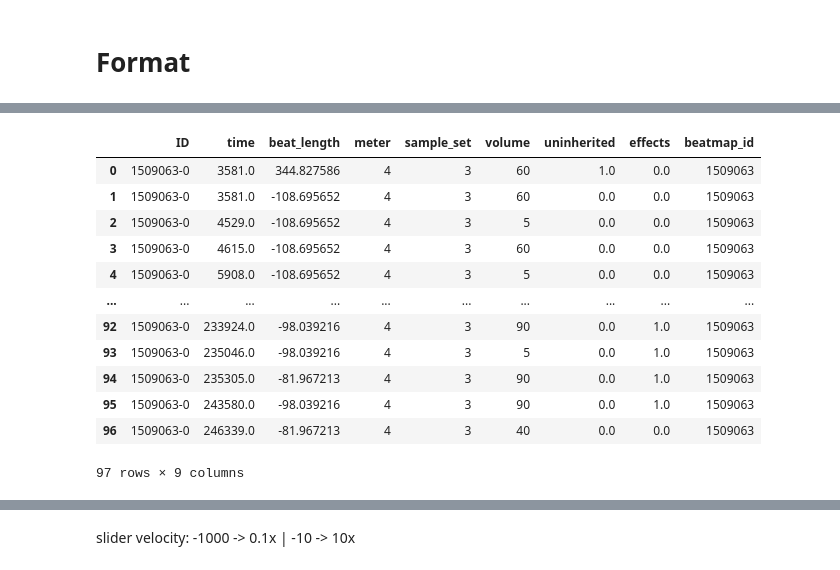
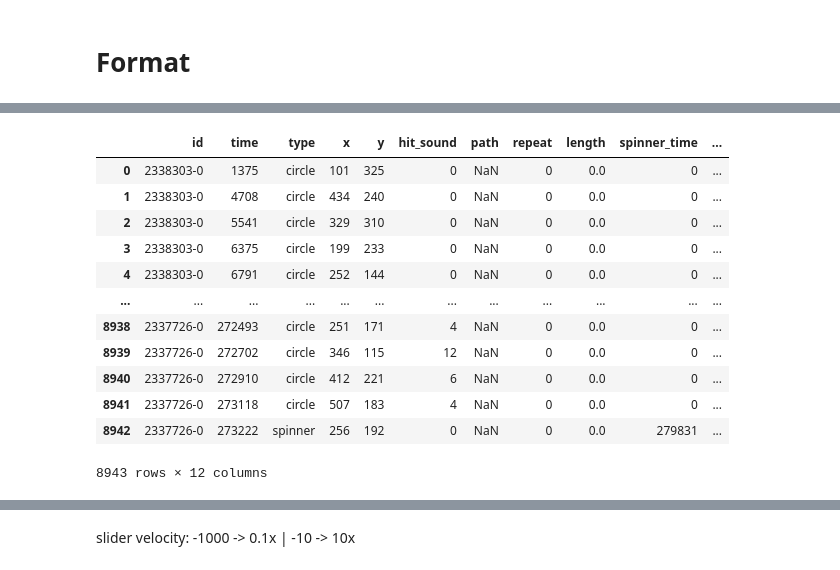
Before and after one commit to saliherdemk/osu-dataset-generator, a Jupyter notebook: Demo/format_dataset.ipynb, the cells around one changed output, grey strips where cells are left out. Saved outputs shown, nothing was run; the diff lists cells and outputs as text; code cells hidden in the pictures.

```diff
--- a/Demo/format_dataset.ipynb
+++ b/Demo/format_dataset.ipynb
@@ -79,18 +50,16 @@ b.drop(columns=['time_count'], inplace=True)
-# %%
-example_time_points = time_points_df[time_points_df["ID"] == "1509063-0"]
-example_hit_objects = hit_objects_df[hit_objects_df["ID"] == "1509063-0"]
-example_time_points
-# %% [output]
-|  | ID | time | beat_length | meter | sample_set | volume | uninherited | effects | beatmap_id |
-| 0 | 1509063-0 | 3581.0 | 344.827586 | 4 | 3 | 60 | 1.0 | 0.0 | 1509063 |
-| 1 | 1509063-0 | 3581.0 | -108.695652 | 4 | 3 | 60 | 0.0 | 0.0 | 1509063 |
-| 2 | 1509063-0 | 4529.0 | -108.695652 | 4 | 3 | 5 | 0.0 | 0.0 | 1509063 |
-| 3 | 1509063-0 | 4615.0 | -108.695652 | 4 | 3 | 60 | 0.0 | 0.0 | 1509063 |
-| 4 | 1509063-0 | 5908.0 | -108.695652 | 4 | 3 | 5 | 0.0 | 0.0 | 1509063 |
-| ... | ... | ... | ... | ... | ... | ... | ... | ... | ... |
-| 92 | 1509063-0 | 233924.0 | -98.039216 | 4 | 3 | 90 | 0.0 | 1.0 | 1509063 |
-| 93 | 1509063-0 | 235046.0 | -98.039216 | 4 | 3 | 5 | 0.0 | 1.0 | 1509063 |
-| 94 | 1509063-0 | 235305.0 | -81.967213 | 4 | 3 | 90 | 0.0 | 1.0 | 1509063 |
-| 95 | 1509063-0 | 243580.0 | -98.039216 | 4 | 3 | 90 | 0.0 | 1.0 | 1509063 |
-| 96 | 1509063-0 | 246339.0 | -81.967213 | 4 | 3 | 40 | 0.0 | 0.0 | 1509063 |
-97 rows × 9 columns
+# %%
+hit_objects_df
+# %% [output]
+|  | id | time | type | x | y | hit_sound | path | repeat | length | spinner_time | ... |
+| 0 | 2338303-0 | 1375 | circle | 101 | 325 | 0 | NaN | 0 | 0.0 | 0 | ... |
+| 1 | 2338303-0 | 4708 | circle | 434 | 240 | 0 | NaN | 0 | 0.0 | 0 | ... |
+| 2 | 2338303-0 | 5541 | circle | 329 | 310 | 0 | NaN | 0 | 0.0 | 0 | ... |
+| 3 | 2338303-0 | 6375 | circle | 199 | 233 | 0 | NaN | 0 | 0.0 | 0 | ... |
+| 4 | 2338303-0 | 6791 | circle | 252 | 144 | 0 | NaN | 0 | 0.0 | 0 | ... |
+| ... | ... | ... | ... | ... | ... | ... | ... | ... | ... | ... | ... |
+| 8938 | 2337726-0 | 272493 | circle | 251 | 171 | 4 | NaN | 0 | 0.0 | 0 | ... |
+| 8939 | 2337726-0 | 272702 | circle | 346 | 115 | 12 | NaN | 0 | 0.0 | 0 | ... |
+| 8940 | 2337726-0 | 272910 | circle | 412 | 221 | 6 | NaN | 0 | 0.0 | 0 | ... |
+| 8941 | 2337726-0 | 273118 | circle | 507 | 183 | 4 | NaN | 0 | 0.0 | 0 | ... |
+| 8942 | 2337726-0 | 273222 | spinner | 256 | 192 | 0 | NaN | 0 | 0.0 | 279831 | ... |
+8943 rows × 12 columns
```
Also changed, not shown: parts of 21 cells of this notebook, 11 other files.
